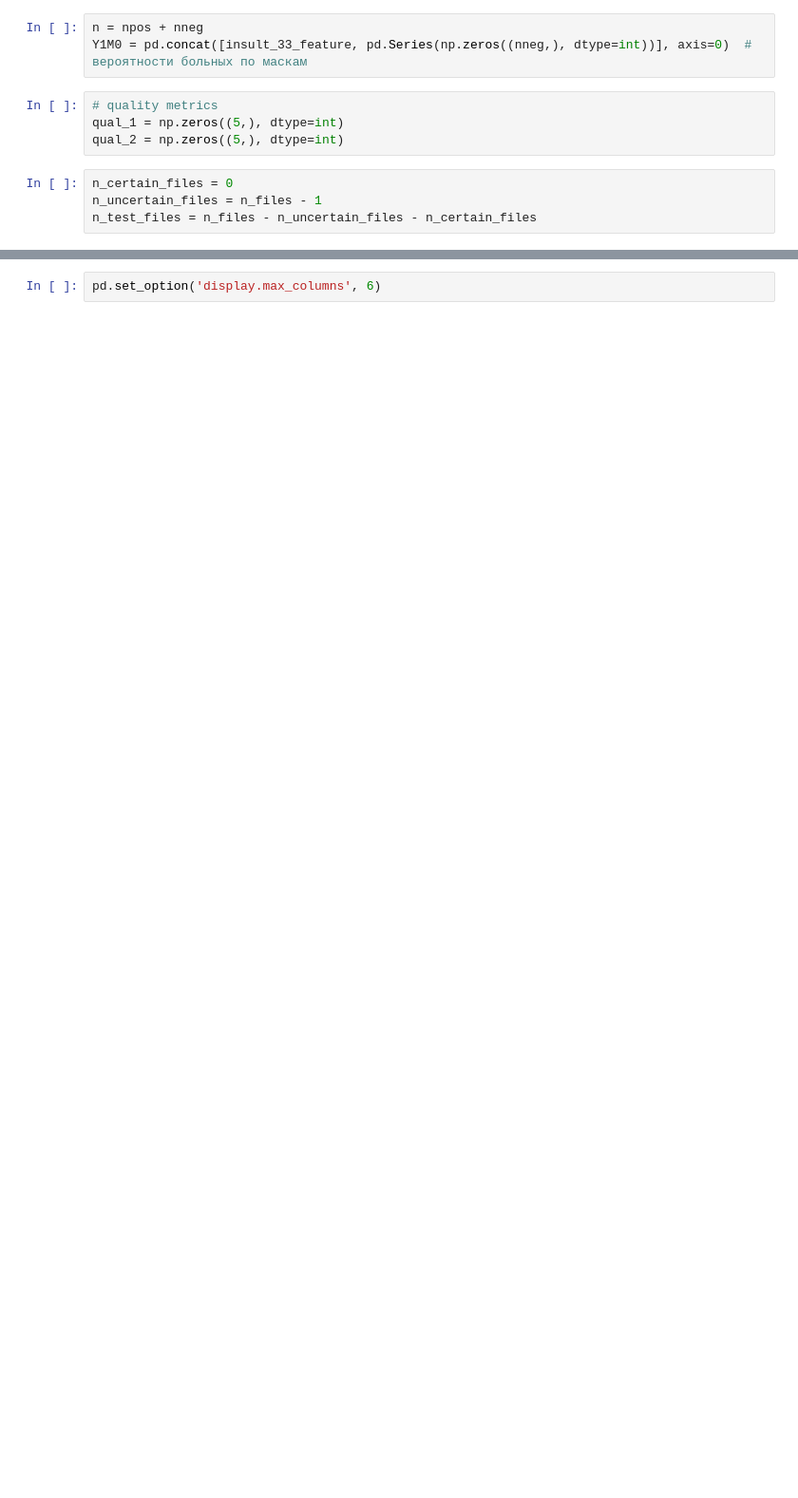
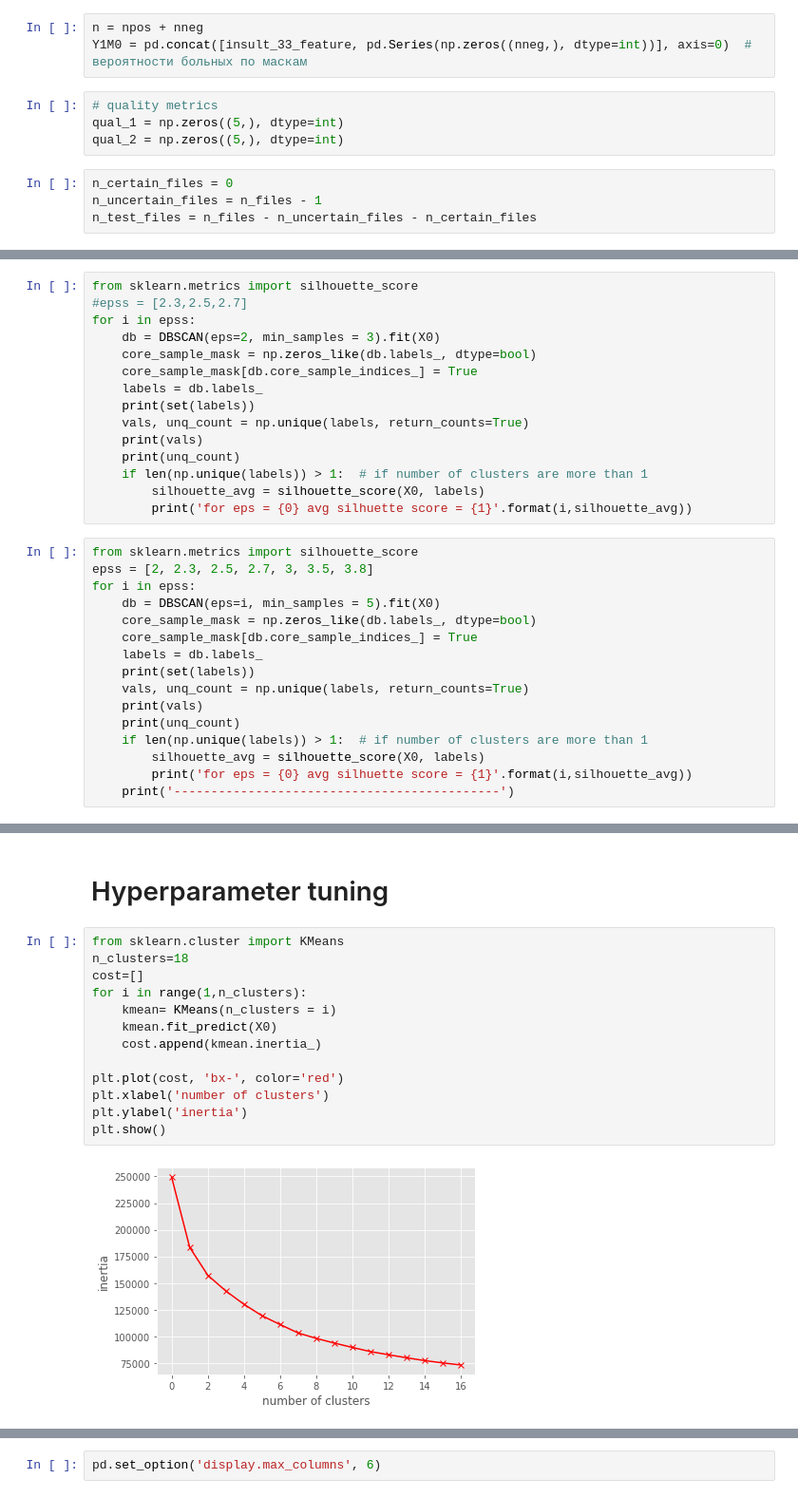
Before and after one commit to kunasyl/clustering_algorithms_comparison, a Jupyter notebook: all_algorithms_new.ipynb, the cells around one changed output, grey strips where cells are left out. Shown at 95% size. Drawn from its saved outputs; the diff is of its cells as text; blank space fills up the shorter version.

Commit message:
all_algorithms_new updated + visualizations

```diff
--- a/all_algorithms_new.ipynb
+++ b/all_algorithms_new.ipynb
@@ -162,0 +167,31 @@ np.unique(C.labels_, return_counts=True)
+# %%
+from sklearn.metrics import silhouette_score
+#epss = [2.3,2.5,2.7]
+for i in epss:
+    db = DBSCAN(eps=2, min_samples = 3).fit(X0)
+    core_sample_mask = np.zeros_like(db.labels_, dtype=bool)
+    core_sample_mask[db.core_sample_indices_] = True
+    labels = db.labels_
+    print(set(labels))
+    vals, unq_count = np.unique(labels, return_counts=True)
+    print(vals)
+    print(unq_count)
+    if len(np.unique(labels)) > 1:  # if number of clusters are more than 1
+        silhouette_avg = silhouette_score(X0, labels)
+        print('for eps = {0} avg silhuette score = {1}'.format(i,silhouette_avg))
+# %%
+from sklearn.metrics import silhouette_score
+epss = [2, 2.3, 2.5, 2.7, 3, 3.5, 3.8]
+for i in epss:
+    db = DBSCAN(eps=i, min_samples = 5).fit(X0)
+    core_sample_mask = np.zeros_like(db.labels_, dtype=bool)
+    core_sample_mask[db.core_sample_indices_] = True
+    labels = db.labels_
+    print(set(labels))
+    vals, unq_count = np.unique(labels, return_counts=True)
+    print(vals)
+    print(unq_count)
+    if len(np.unique(labels)) > 1:  # if number of clusters are more than 1
+        silhouette_avg = silhouette_score(X0, labels)
+        print('for eps = {0} avg silhuette score = {1}'.format(i,silhouette_avg))
+    print('--------------------------------------------')
@@ -162,0 +220,17 @@ np.unique(C.labels_, return_counts=True)
+# %% [markdown]
+# Hyperparameter tuning
+# %%
+from sklearn.cluster import KMeans
+n_clusters=18
+cost=[]
+for i in range(1,n_clusters):
+    kmean= KMeans(n_clusters = i)
+    kmean.fit_predict(X0)
+    cost.append(kmean.inertia_)
+
+plt.plot(cost, 'bx-', color='red')
+plt.xlabel('number of clusters')
+plt.ylabel('inertia')
+plt.show()
+# %% [output]
+[figure, added]
```
Also changed, not shown: parts of 41 cells of this notebook, 2 other files.
